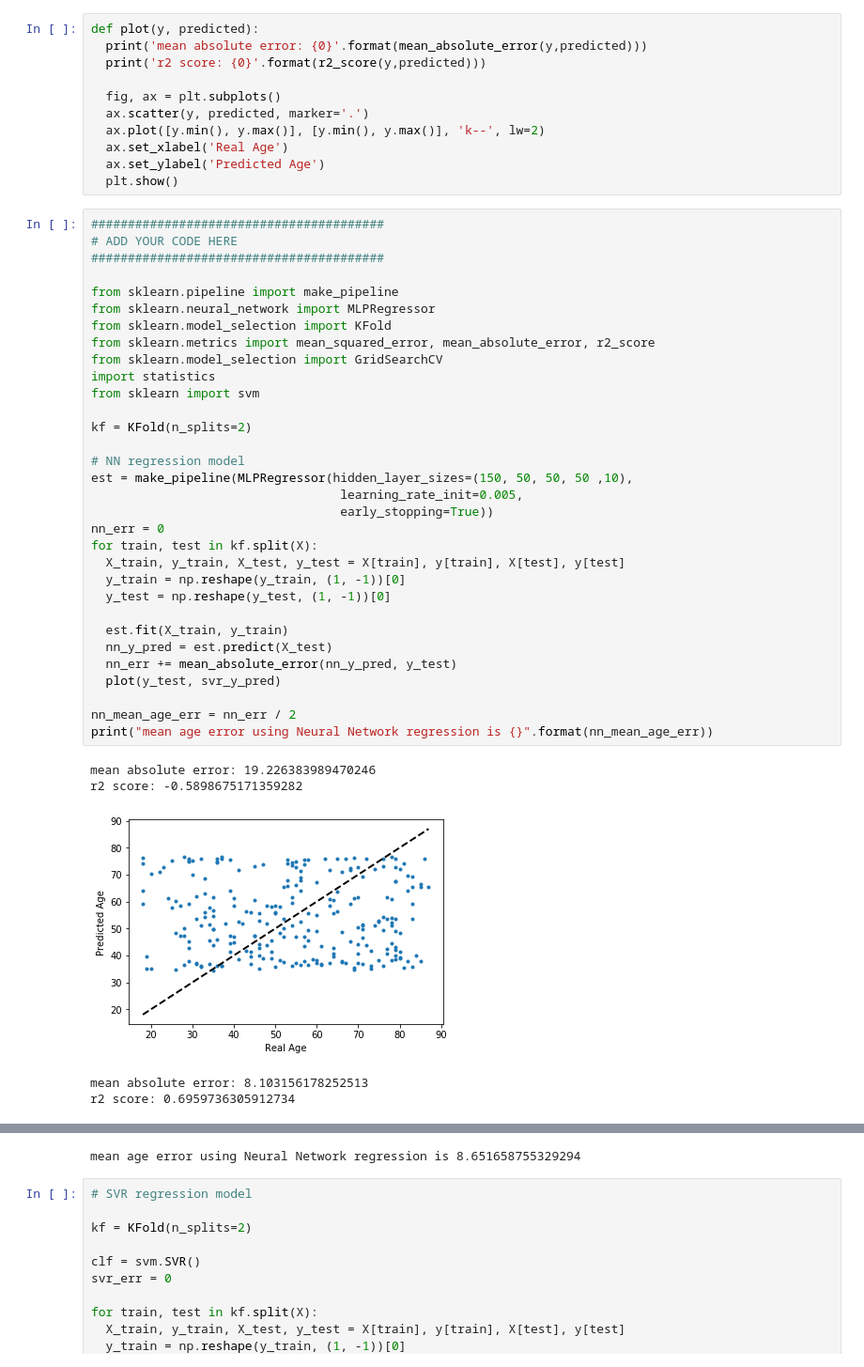
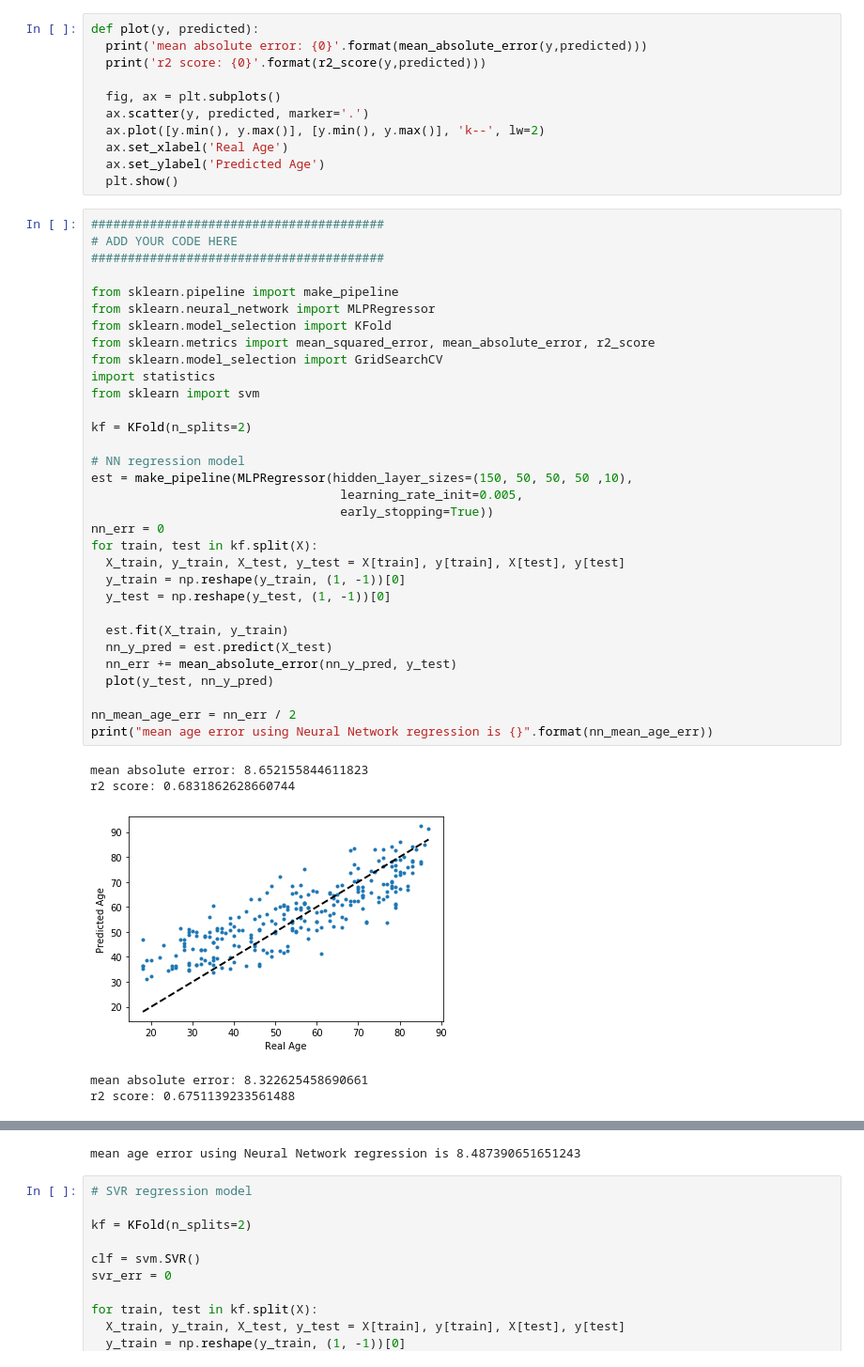
Before and after one commit to ClaraGila/MLICoursework, a Jupyter notebook: CW-Brain-Age-PartA.ipynb, the cells around one changed output, grey strips where cells are left out. Shown at 94% size. Saved outputs shown, nothing was run; the diff lists cells and outputs as text.

```diff
--- a/CW-Brain-Age-PartA.ipynb
+++ b/CW-Brain-Age-PartA.ipynb
@@ -937,36 +937,36 @@ def plot(y, predicted):
 # ADD YOUR CODE HERE
 ########################################
 
 from sklearn.pipeline import make_pipeline
 from sklearn.neural_network import MLPRegressor
 from sklearn.model_selection import KFold
 from sklearn.metrics import mean_squared_error, mean_absolute_error, r2_score
 from sklearn.model_selection import GridSearchCV
 import statistics
 from sklearn import svm
 
 kf = KFold(n_splits=2)
 
 # NN regression model
 est = make_pipeline(MLPRegressor(hidden_layer_sizes=(150, 50, 50, 50 ,10),
                                   learning_rate_init=0.005,
                                   early_stopping=True))
 nn_err = 0
 for train, test in kf.split(X):
   X_train, y_train, X_test, y_test = X[train], y[train], X[test], y[test]
   y_train = np.reshape(y_train, (1, -1))[0]
   y_test = np.reshape(y_test, (1, -1))[0]
 
   est.fit(X_train, y_train)
   nn_y_pred = est.predict(X_test)
   nn_err += mean_absolute_error(nn_y_pred, y_test)
-  plot(y_test, svr_y_pred)
+  plot(y_test, nn_y_pred)
 
 nn_mean_age_err = nn_err / 2
 print("mean age error using Neural Network regression is {}".format(nn_mean_age_err))
 # %% [output]
-mean absolute error: 19.226383989470246
-r2 score: -0.5898675171359282
+mean absolute error: 8.652155844611823
+r2 score: 0.6831862628660744
-[figure, old version]
+[figure, new version]
-mean absolute error: 8.103156178252513
-r2 score: 0.6959736305912734
+mean absolute error: 8.322625458690661
+r2 score: 0.6751139233561488
@@ -974,4 +974,4 @@ r2 score: 0.6959736305912734
-mean age error using Neural Network regression is 8.651658755329294
+mean age error using Neural Network regression is 8.487390651651243
 # %%
 # SVR regression model
 
```
Also changed, not shown: parts of 5 cells of this notebook.
